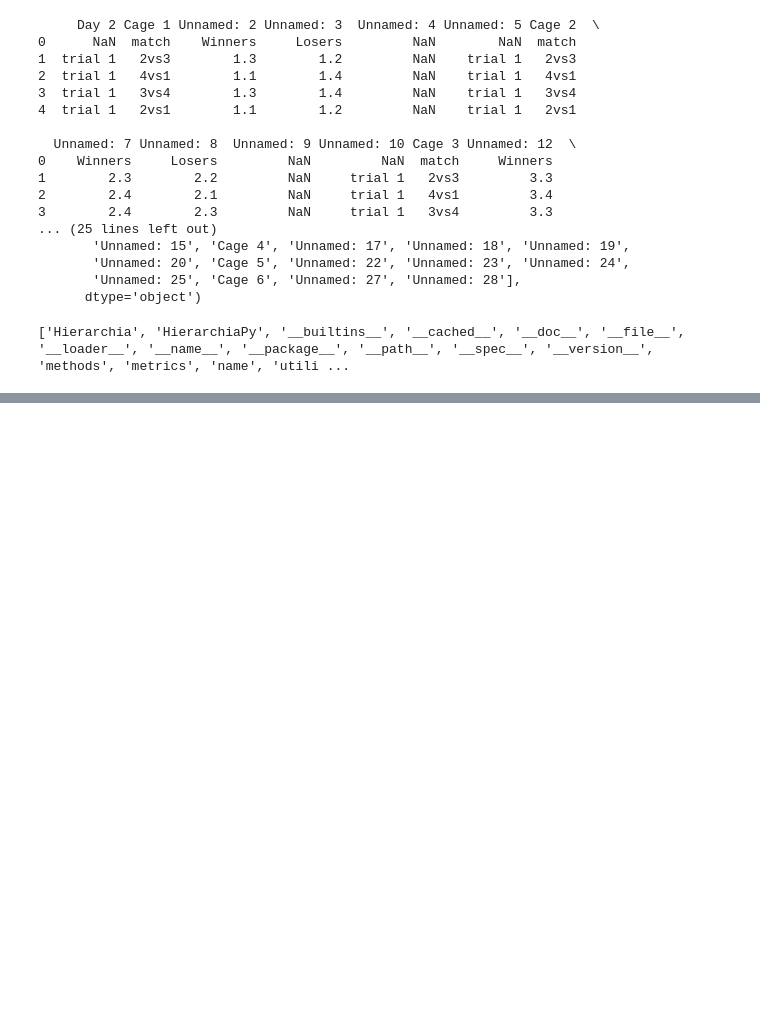
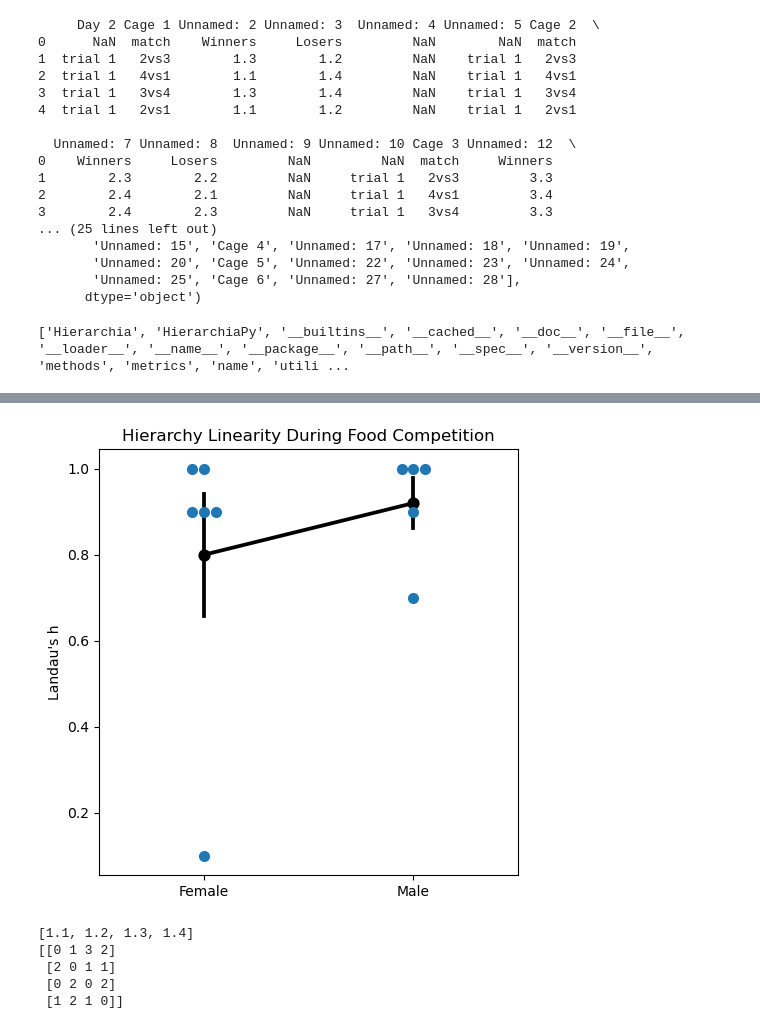
Before and after one commit to padillacoreanolab/respiratory_pilot, a Jupyter notebook: notebooks/sequioa_notebooks/Eli_Food_competition_DCI_analysis/food_competition_DCI.ipynb, the cells around one changed output, grey strips where cells are left out. Saved outputs shown, nothing was run; the diff lists cells and outputs as text; code cells hidden in the pictures; blank space fills up the shorter version.

```diff
--- a/notebooks/sequioa_notebooks/Eli_Food_competition_DCI_analysis/food_competition_DCI.ipynb
+++ b/notebooks/sequioa_notebooks/Eli_Food_competition_DCI_analysis/food_competition_DCI.ipynb
@@ -279,0 +493,37 @@ for cage_num in female_cols.keys():
+# %%
+plt.figure(figsize=(5,5))
+
+sns.swarmplot(
+    data=results,
+    x="sex",
+    y="Landau_h",
+    size=8
+)
+
+sns.pointplot(
+    data=results,
+    x="sex",
+    y="Landau_h",
+    errorbar="se",
+    color="black"
+)
+
+plt.ylabel("Landau's h")
+plt.xlabel("")
+plt.title("Hierarchy Linearity During Food Competition")
+
+plt.tight_layout()
+plt.show()
+# %% [output]
+[figure, added]
+# %%
+hier = Hierarchia(cage1, "winner", "loser")
+
+print(hier.indices)
+print(hier.mat)
+# %% [output]
+[1.1, 1.2, 1.3, 1.4]
+[[0 1 3 2]
+ [2 0 1 1]
+ [0 2 0 2]
+ [1 2 1 0]]
```
Also changed, not shown: parts of 39 cells of this notebook.
